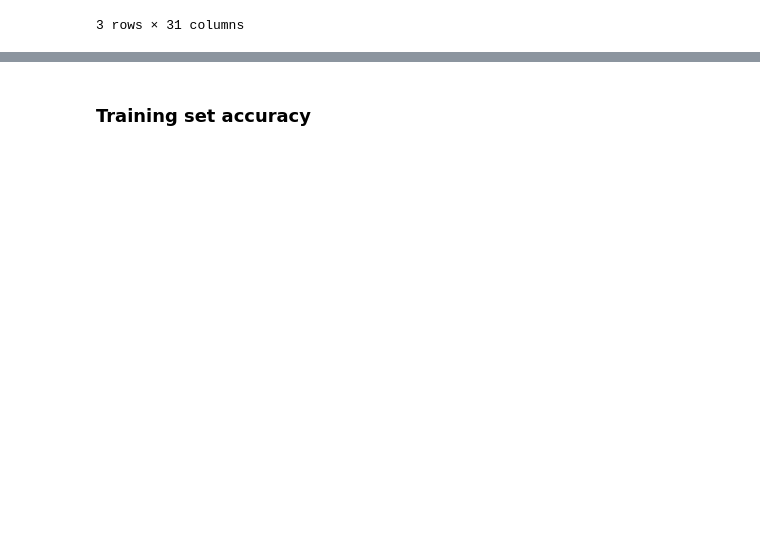
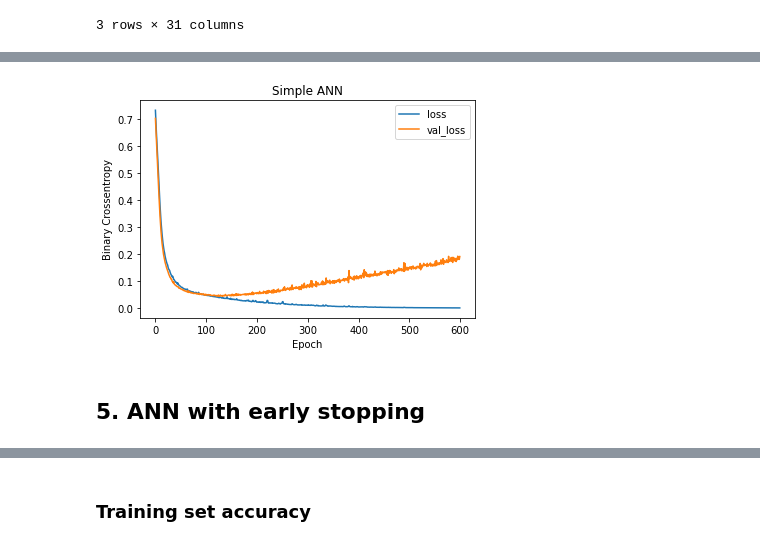
Before and after one commit to MoreShekharSanjay/project-machine-learning, a Jupyter notebook: Breast_Cancer_Prediction.ipynb, the cells around one changed output, grey strips where cells are left out. Saved outputs shown, nothing was run; the diff lists cells and outputs as text; code cells hidden in the pictures; blank space fills up the shorter version.

```diff
--- a/Breast_Cancer_Prediction.ipynb
+++ b/Breast_Cancer_Prediction.ipynb
@@ -89,2 +79,3 @@ array([ 13.74    ,  17.91    ,  88.12    , 585.      ,   0.07944 ,
 # %%
 X_train = scaler.fit_transform(X_train)
+X_test = scaler.transform(X_test)
@@ -100,2 +81,0 @@ array([0.29624369, 0.27730808, 0.28381849, 0.1778941 , 0.16780652,
-# %%
-lr.fit(X_train, y_train)
@@ -106,0 +84,8 @@ test_pred = lr.predict(scaler.transform(X_test))
+# %%
+simple_model = Sequential()
+simple_model.add(Dense(30, activation='relu'))
+simple_model.add(Dense(15, activation='relu'))
+simple_model.add(Dense(1, activation='sigmoid'))
+simple_model.compile(loss='binary_crossentropy', optimizer='adam')
+# %%
+simple_model.fit(x=X_train, y=y_train, epochs=600, validation_data=(X_test, y_test))
@@ -106,0 +111,10 @@ test_pred = lr.predict(scaler.transform(X_test))
+# %%
+losses = pd.DataFrame(simple_model.history.history)
+losses.plot()
+plt.title('Simple ANN')
+plt.xlabel('Epoch')
+plt.ylabel('Binary Crossentropy');
+# %% [output]
+[figure, added]
+# %% [markdown]
+## 5. ANN with early stopping
```
Also changed, not shown: parts of 25 cells of this notebook.
